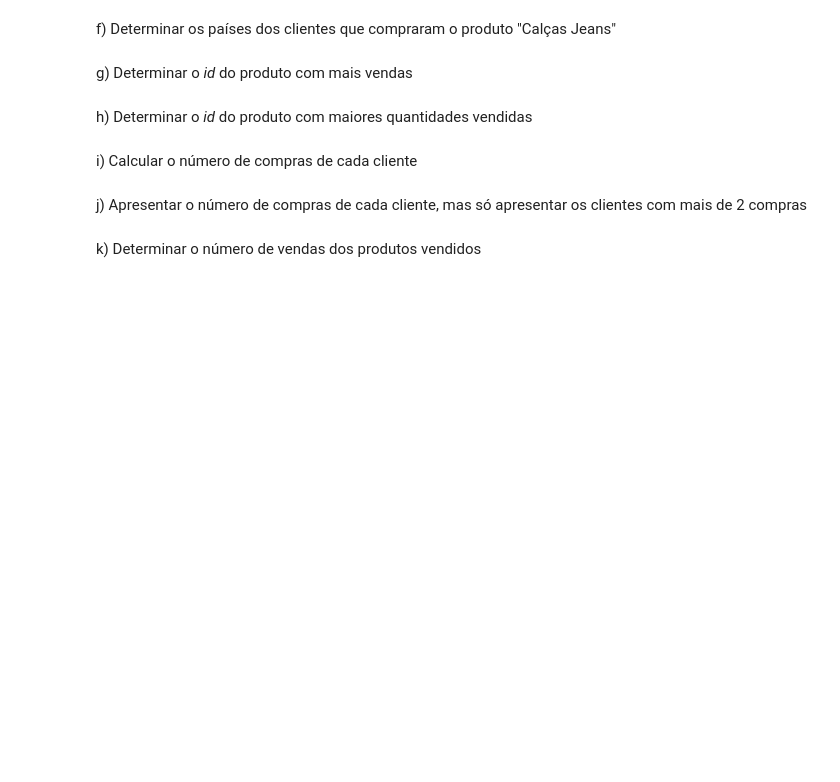
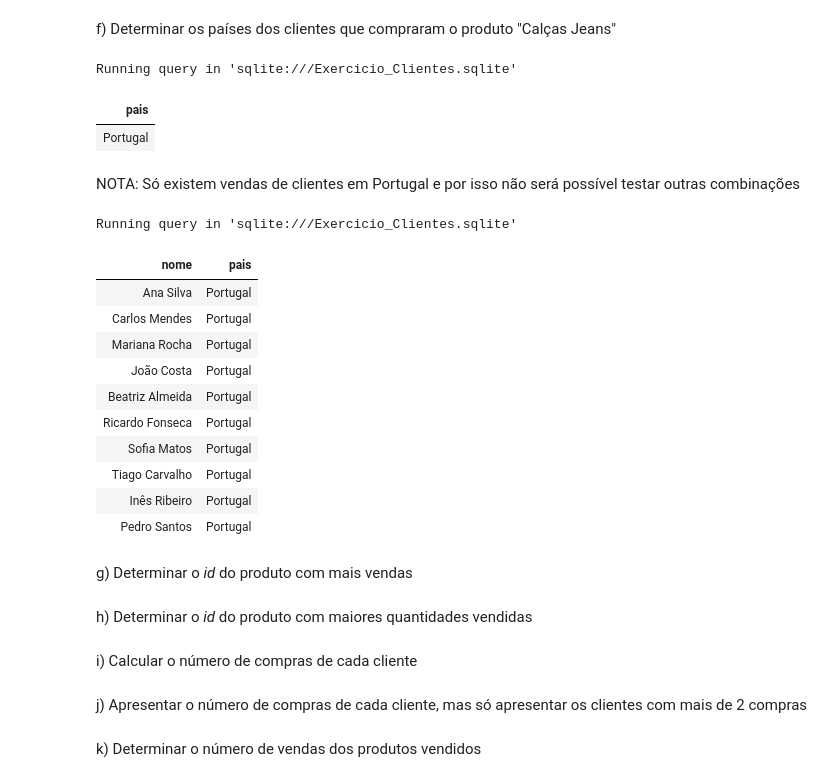
Before and after one commit to jpedrodias/FundamentosSQL, a Jupyter notebook: Week03/Exercicio_Clientes_resolvido.ipynb, the cells around one changed output. Cells and saved outputs as stored; diff of their text form; code cells hidden in the pictures; blank space fills up the shorter version.

```diff
--- a/Week03/Exercicio_Clientes_resolvido.ipynb
+++ b/Week03/Exercicio_Clientes_resolvido.ipynb
@@ -947,4 +967,37 @@ e) Determinar os nomes dos produtos comprados pelo cliente com o id "1"
 f) Determinar os países  dos clientes que compraram o produto "Calças Jeans"
+# %%
+%%sql
+-- Determinar os países  dos clientes que compraram o produto "Calças Jeans"
+SELECT DISTINCT pais FROM clientes WHERE id IN (
+    SELECT cliente_id FROM vendas WHERE produto_id = (
+        SELECT id FROM produtos WHERE nome = 'Calças Jeans'
+    )
+);
+# %% [output]
+Running query in 'sqlite:///Exercicio_Clientes.sqlite'
+| pais |
+| Portugal |
+# %% [markdown]
+NOTA: Só existem vendas de clientes em Portugal e por isso não será possível testar outras combinações
+# %%
+%%sql
+-- selecionar todos os nomes dos clientes que fizeram vendas
+SELECT nome, pais FROM clientes WHERE id IN (
+    SELECT cliente_id FROM vendas
+);
+# %% [output]
+Running query in 'sqlite:///Exercicio_Clientes.sqlite'
+| nome | pais |
+| Ana Silva | Portugal |
+| Carlos Mendes | Portugal |
+| Mariana Rocha | Portugal |
+| João Costa | Portugal |
+| Beatriz Almeida | Portugal |
+| Ricardo Fonseca | Portugal |
+| Sofia Matos | Portugal |
+| Tiago Carvalho | Portugal |
+| Inês Ribeiro | Portugal |
+| Pedro Santos | Portugal |
 # %% [markdown]
 g) Determinar o *id* do produto com mais vendas
 # %% [markdown]
```
Also changed, not shown: parts of 2 cells of this notebook.
